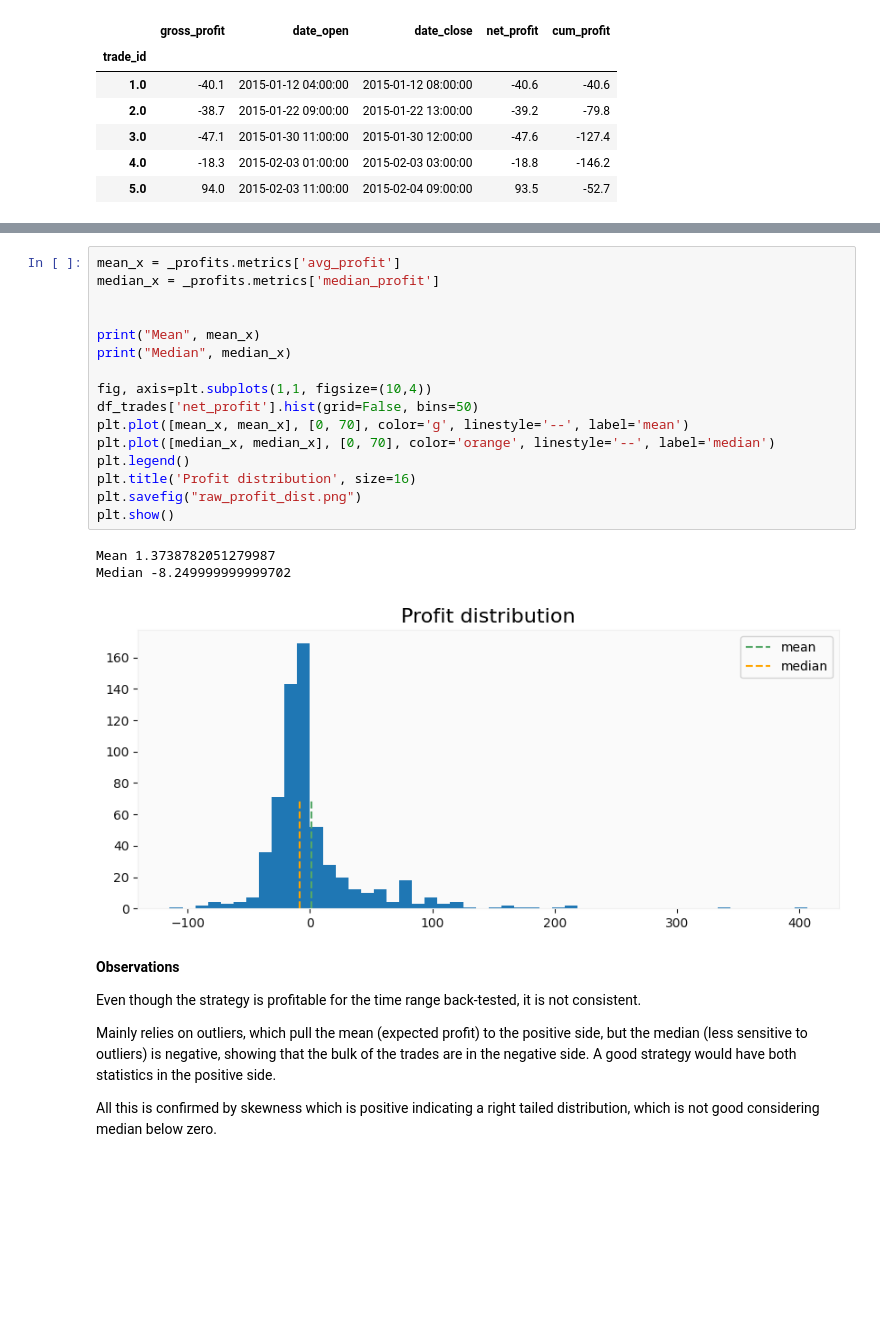
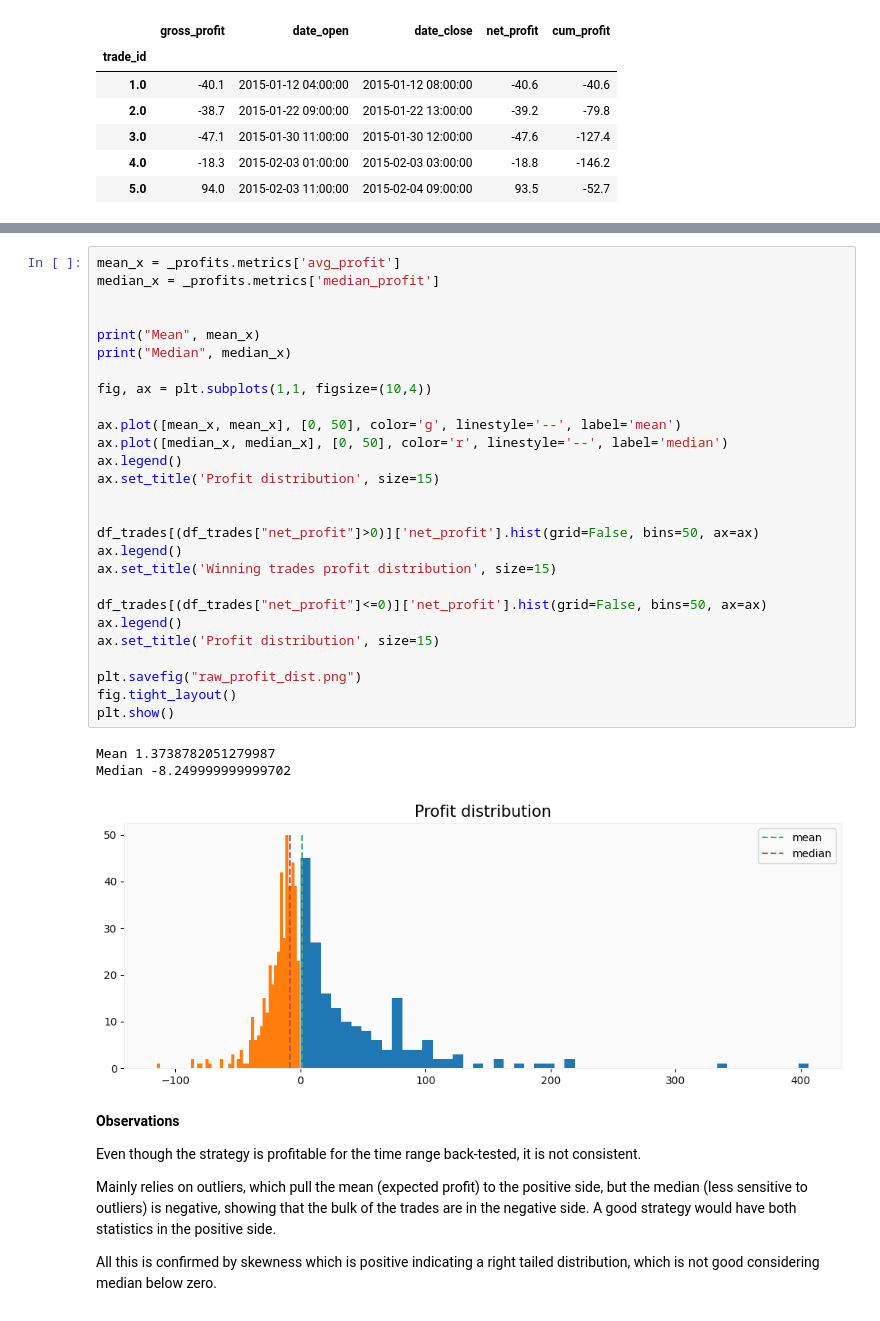
Before and after one commit to mchiuminatto/MVA_Crossover, a Jupyter notebook: SMA Crossover v.1.1.ipynb, the cells around one changed output, grey strips where cells are left out. Cells and saved outputs as stored; diff of their text form; blank space fills up the shorter version.

```diff
--- a/SMA Crossover v.1.1.ipynb
+++ b/SMA Crossover v.1.1.ipynb
@@ -432,23 +435,34 @@ median_profit     : -8.25
 # %%
 mean_x = _profits.metrics['avg_profit']
 median_x = _profits.metrics['median_profit']
 
 
 print("Mean", mean_x)
 print("Median", median_x)
 
-fig, axis=plt.subplots(1,1, figsize=(10,4))
-df_trades['net_profit'].hist(grid=False, bins=50)
-plt.plot([mean_x, mean_x], [0, 70], color='g', linestyle='--', label='mean')
-plt.plot([median_x, median_x], [0, 70], color='orange', linestyle='--', label='median')
-plt.legend()
-plt.title('Profit distribution', size=16)
+fig, ax = plt.subplots(1,1, figsize=(10,4))
+
+ax.plot([mean_x, mean_x], [0, 50], color='g', linestyle='--', label='mean')
+ax.plot([median_x, median_x], [0, 50], color='r', linestyle='--', label='median')
+ax.legend()
+ax.set_title('Profit distribution', size=15)
+
+
+df_trades[(df_trades["net_profit"]>0)]['net_profit'].hist(grid=False, bins=50, ax=ax)
+ax.legend()
+ax.set_title('Winning trades profit distribution', size=15)
+
+df_trades[(df_trades["net_profit"]<=0)]['net_profit'].hist(grid=False, bins=50, ax=ax)
+ax.legend()
+ax.set_title('Profit distribution', size=15)
+
 plt.savefig("raw_profit_dist.png")
+fig.tight_layout()
 plt.show()
 # %% [output]
 Mean 1.3738782051279987
 Median -8.249999999999702
-[figure, old version]
+[figure, new version]
 # %% [markdown]
 **Observations**
 
```
Also changed, not shown: parts of 12 cells of this notebook, 12 other files.
